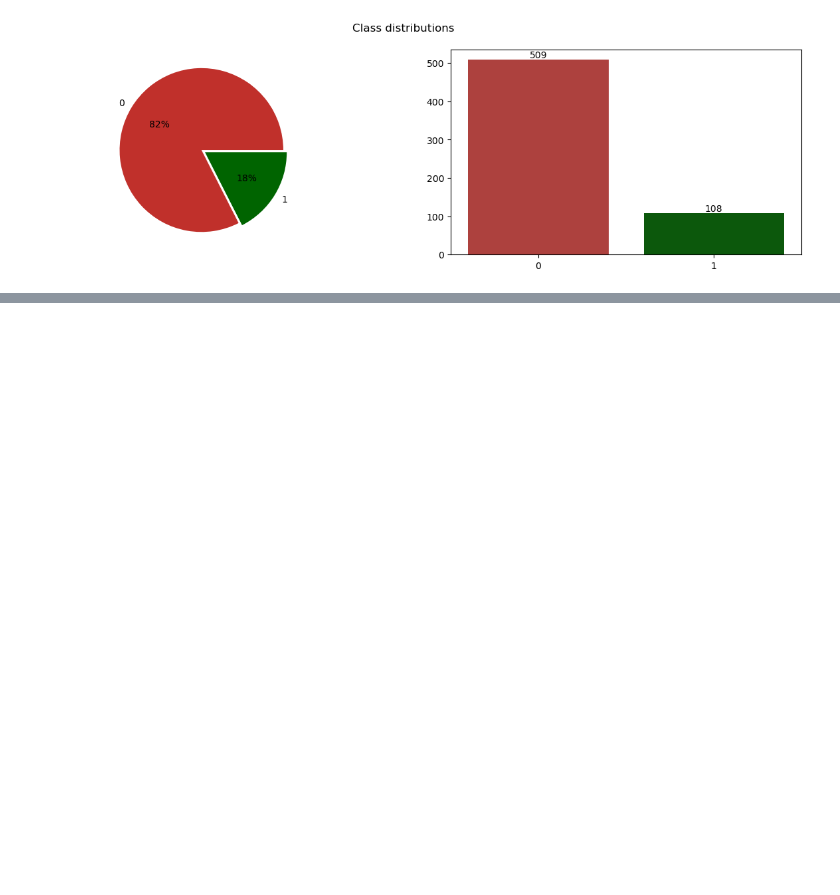
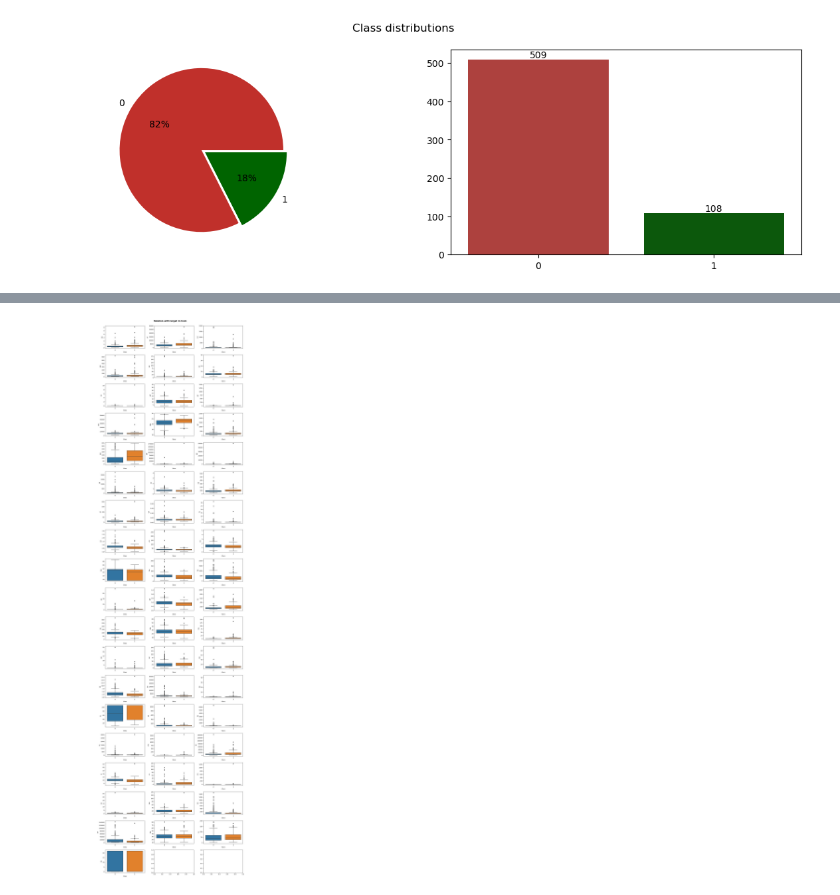
Before and after one commit to shoabahamed/ICR---Identifying-Age-Related-Conditions, a Jupyter notebook: iqr-eda.ipynb, the cells around one changed output, grey strips where cells are left out. Saved outputs shown, nothing was run; the diff lists cells and outputs as text; code cells hidden in the pictures; blank space fills up the shorter version.

```diff
--- a/iqr-eda.ipynb
+++ b/iqr-eda.ipynb
@@ -278,0 +457,17 @@ fig.suptitle("Class distributions");
+# %%
+ncols = 3
+nrows = int(np.ceil(len(num_feats) / ncols))
+train_nbins = get_nbins(train)
+
+
+fig, ax = plt.subplots(nrows, ncols, figsize=(15, 3*nrows))
+axes =  ax.flatten()
+
+for index, col in enumerate(num_feats):
+    plot_categorical(train, x=target, y=col, ax=axes[index], title="")
+
+
+fig.suptitle("Relation with target in train \n\n\n\n\n", fontsize=15, fontweight='bold')
+plt.tight_layout()
+# %% [output]
+[figure, added]
```
Also changed, not shown: parts of 19 cells of this notebook.
